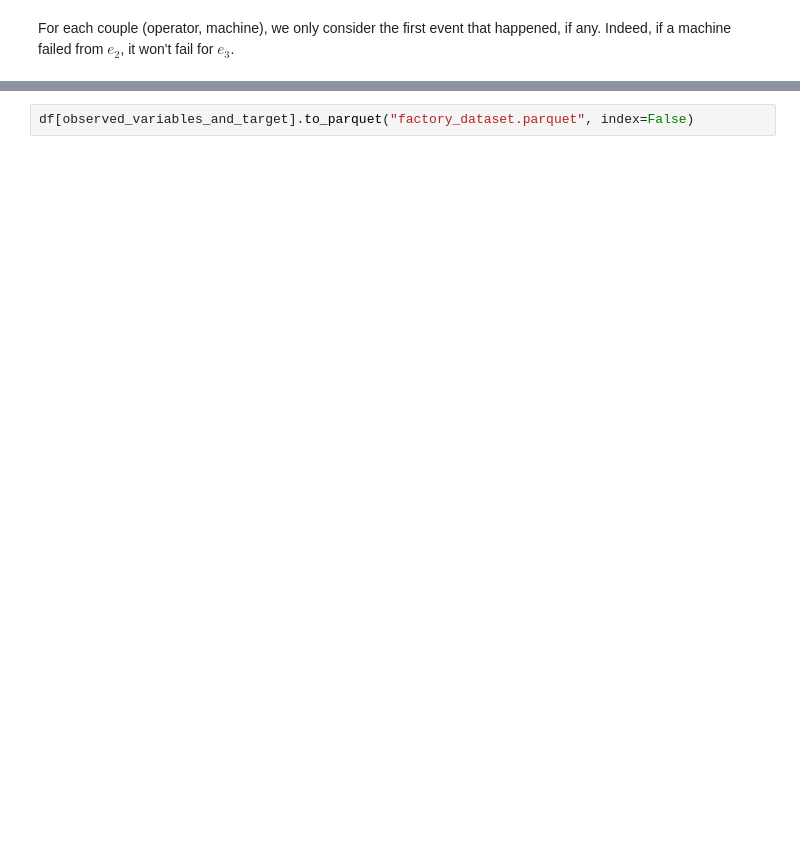
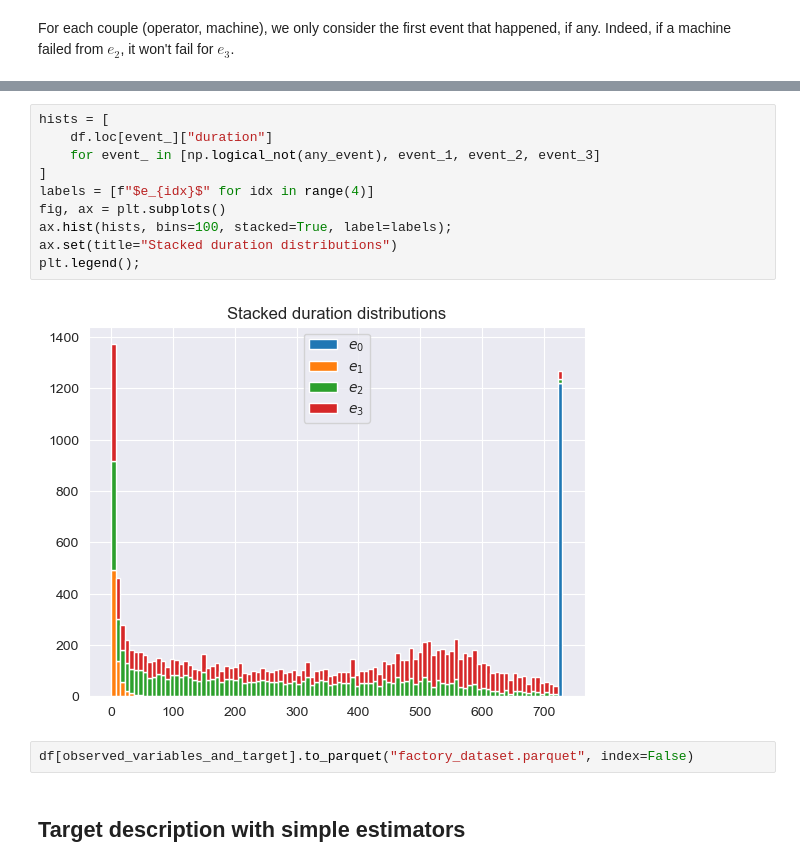
Before and after one commit to soda-inria/survival-analysis-benchmark, a Jupyter notebook: notebooks/factory_dataset.ipynb, the cells around one changed output, grey strips where cells are left out. Cells and saved outputs as stored; diff of their text form; blank space fills up the shorter version.

```diff
--- a/notebooks/factory_dataset.ipynb
+++ b/notebooks/factory_dataset.ipynb
@@ -592,5 +562,19 @@ df[observed_variables_and_target]
+# %%
+hists = [
+    df.loc[event_]["duration"]
+    for event_ in [np.logical_not(any_event), event_1, event_2, event_3]
+]
+labels = [f"$e_{idx}$" for idx in range(4)]
+fig, ax = plt.subplots()
+ax.hist(hists, bins=100, stacked=True, label=labels);
+ax.set(title="Stacked duration distributions")
+plt.legend();
+# %% [output]
+[figure, added]
 # %%
 df[observed_variables_and_target].to_parquet("factory_dataset.parquet", index=False)
+# %% [markdown]
+## Target description with simple estimators
 # %%
 from sksurv.nonparametric import kaplan_meier_estimator
 
```
Also changed, not shown: parts of 56 cells of this notebook.
